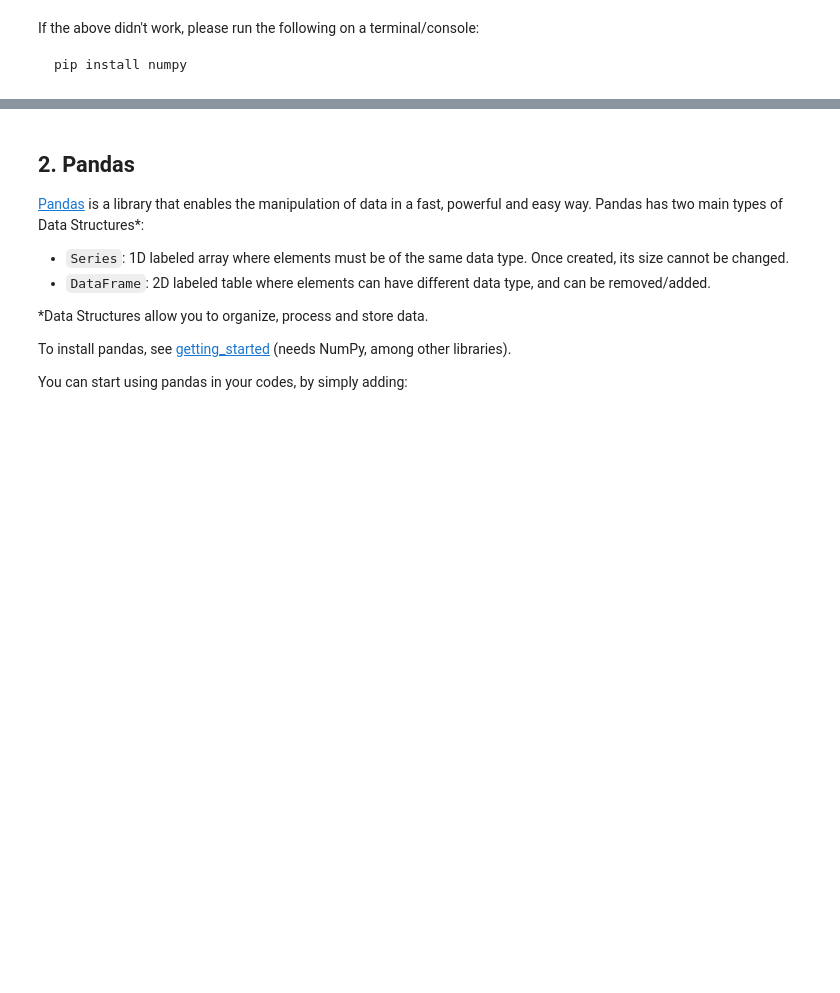
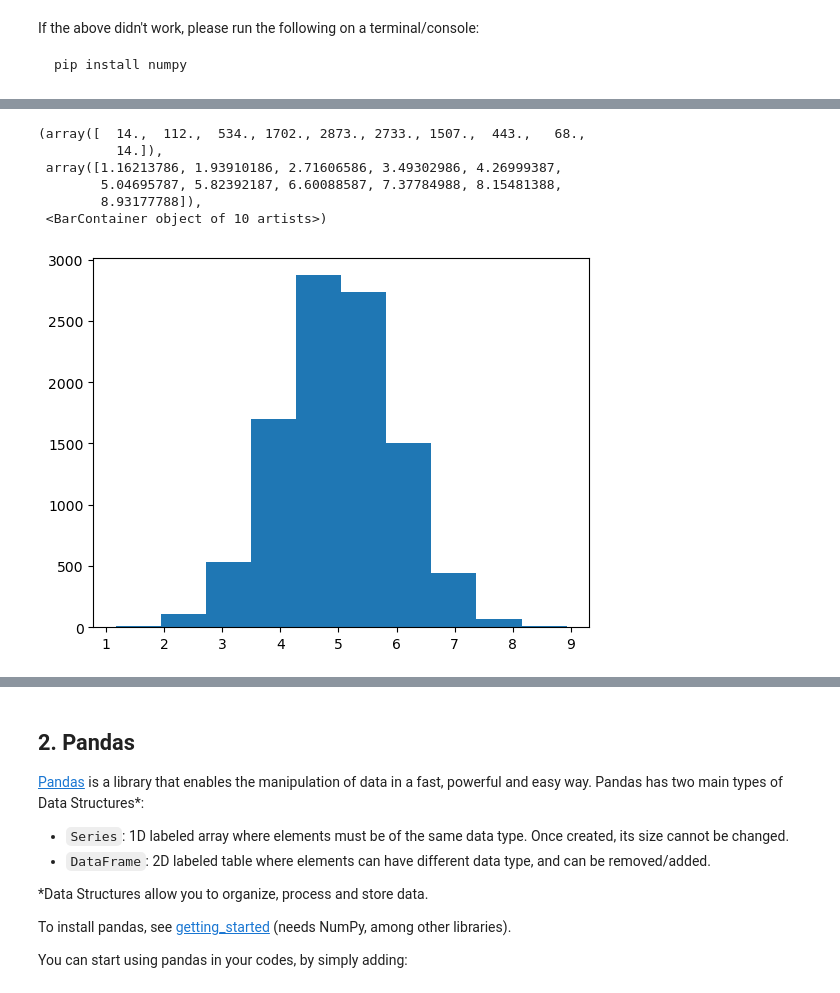
Before and after one commit to jbossios/python-tutorial, a Jupyter notebook: Jupyter-Notebooks/05_NumPy_and_pandas.ipynb, the cells around one changed output, grey strips where cells are left out. Drawn from its saved outputs; the diff is of its cells as text; code cells hidden in the pictures; blank space fills up the shorter version.

Commit message:
Add intro about Numpy
and mention exercises in README
Also update README to point to module #5

```diff
--- a/Jupyter-Notebooks/05_NumPy_and_pandas.ipynb
+++ b/Jupyter-Notebooks/05_NumPy_and_pandas.ipynb
@@ -38,0 +629,3 @@ pip install numpy
+# %%
+from numpy.random import default_rng
+gen = default_rng(1)
@@ -38,0 +667,3 @@ pip install numpy
+# %%
+dist = gen.normal(5, 1, 10000)
+print(f'{dist = }')
@@ -38,0 +681,11 @@ pip install numpy
+# %%
+import matplotlib.pyplot as plt
+plt.hist(dist)
+# %% [output]
+(array([  14.,  112.,  534., 1702., 2873., 2733., 1507.,  443.,   68.,
+          14.]),
+ array([1.16213786, 1.93910186, 2.71606586, 3.49302986, 4.26999387,
+        5.04695787, 5.82392187, 6.60088587, 7.37784988, 8.15481388,
+        8.93177788]),
+ <BarContainer object of 10 artists>)
+[figure, added]
```
Also changed, not shown: parts of 139 cells of this notebook, 3 other files.
